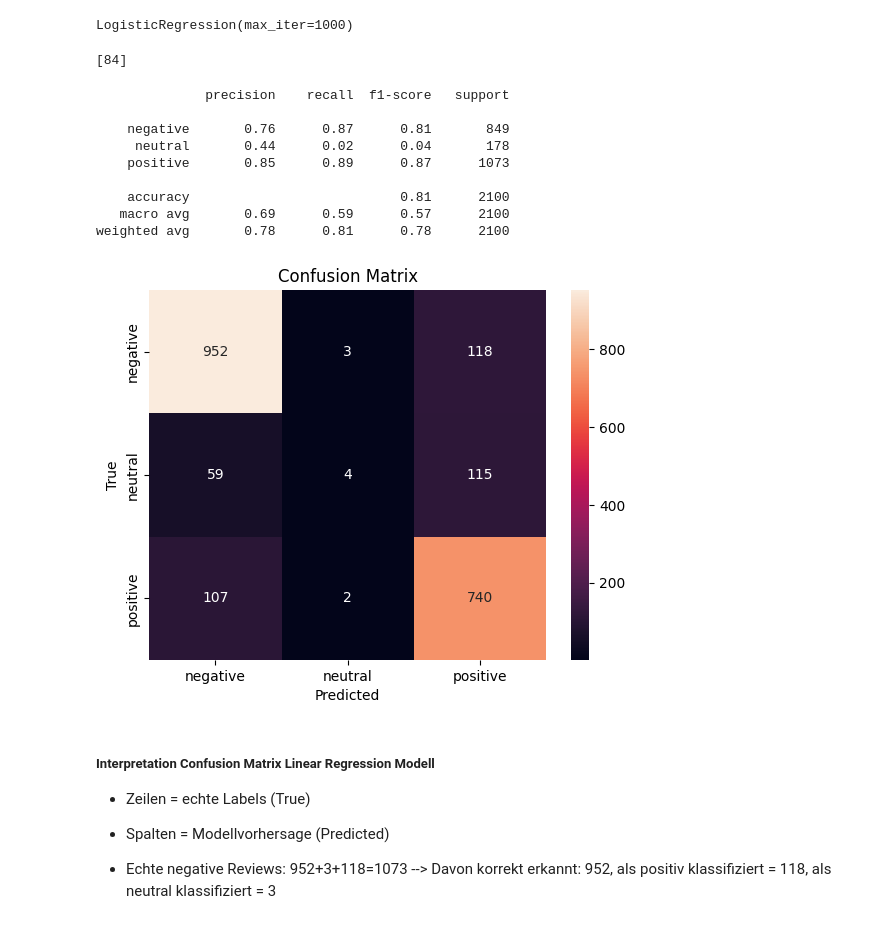
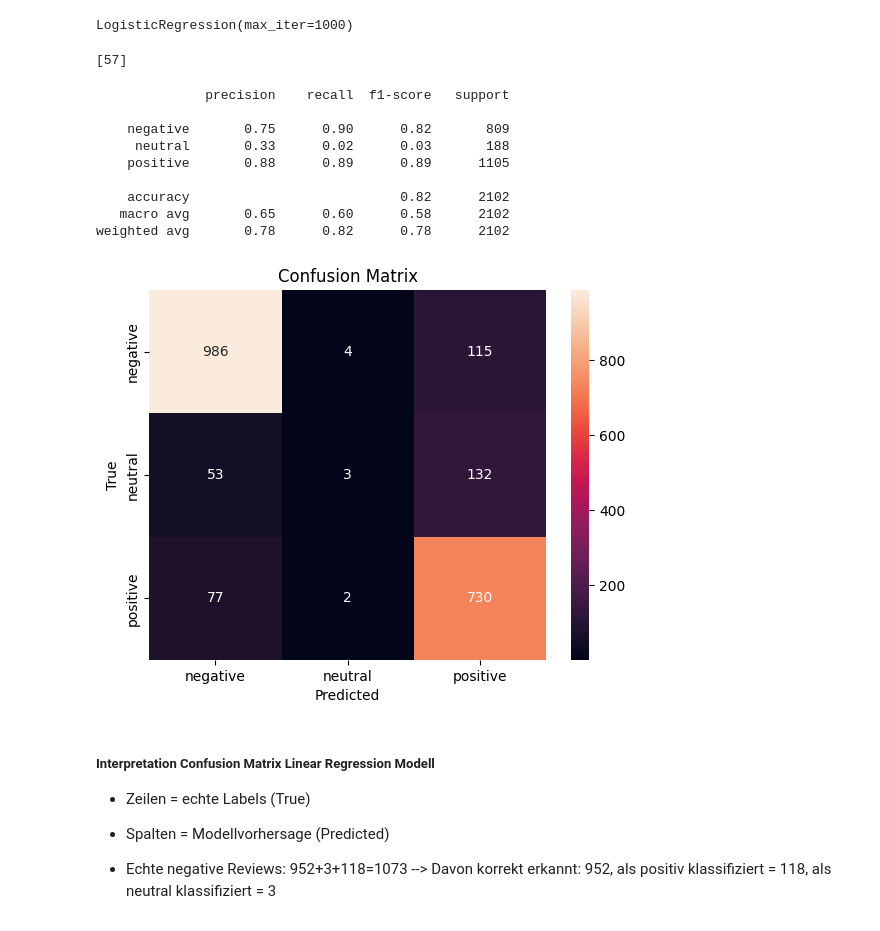
Before and after one commit to Ayhan91691/Capstone_Martin_Ayhan, a Jupyter notebook: notebooks/04_sentiment_model.ipynb, the cells around one changed output. Drawn from its saved outputs; the diff is of its cells as text; code cells hidden in the pictures.

```diff
--- a/notebooks/04_sentiment_model.ipynb
+++ b/notebooks/04_sentiment_model.ipynb
@@ -4,8 +4,5 @@
 import pandas as pd
 from sklearn.feature_extraction.text import TfidfVectorizer
 
-#Man kann hier zusätzlich auch die Auswirkung auf das Modell der anderen Datesätze untersuchen (Ohne Bigram).
-df= pd.read_csv("../data/BMW/bigram_preprocessed_reviews.csv")
-#Nach einigen Preprocessing operationen sind 11 NaN-Werte in der Spalte "lemmatized_text".
-#TF-IDF kann kein NaN Wert verarbeiten, deswegen entfernen wir diese Zeilen.
-df=df.dropna(subset=["lemmatized_text"])
+#Wir nutzen hier das bereinigte Datenset
+df= pd.read_csv("../data/BMW/clean_reviews.csv")
@@ -43,5 +55,15 @@ df["sentiment"] = df["score"].apply(sentiment_label)
 # %%
-#Hier machen wir TF-IDF Vektorisierung.
+from sklearn.model_selection import train_test_split
+
+X_train, X_test, y_train, y_test = train_test_split(
+    df["content"],
+    df["sentiment"],
+    test_size=0.2,
+    random_state=42,
+    stratify=df["sentiment"]
+)
+
 vectorizer = TfidfVectorizer(max_features=10000, ngram_range=(1,2))
-X= vectorizer.fit_transform(df["lemmatized_text"])
-y= df["sentiment"]
+
+X_train = vectorizer.fit_transform(X_train)
+X_test = vectorizer.transform(X_test)
@@ -50,6 +70,3 @@ y= df["sentiment"]
-# %%
-from sklearn.model_selection import train_test_split
-X_train, X_test, y_train, y_test = train_test_split(X, df["sentiment"], test_size=0.2, random_state=42)
 # %% [markdown]
 ##### Nun erstellen wir unser erstes Modell. Wir beginnen mit LogisticRegression.
 # %%
@@ -62,36 +79,36 @@ LogisticRegression(max_iter=1000)
 # sehen wie viele Itertionen gebraucht wurden
 print(log_model.n_iter_)
 # %% [output]
-[84]
+[57]
 # %%
 # Wir erstellen hier die Prediction für das Logistic Regression Modell (Evaluation)
 from sklearn.metrics import classification_report
-y_pred_log = model.predict(X_test)
+y_pred_log = log_model.predict(X_test)
 print(classification_report(y_test, y_pred_log))
 # %% [output]
               precision    recall  f1-score   support
 
-    negative       0.76      0.87      0.81       849
-     neutral       0.44      0.02      0.04       178
-    positive       0.85      0.89      0.87      1073
+    negative       0.75      0.90      0.82       809
+     neutral       0.33      0.02      0.03       188
+    positive       0.88      0.89      0.89      1105
 
-    accuracy                           0.81      2100
-   macro avg       0.69      0.59      0.57      2100
-weighted avg       0.78      0.81      0.78      2100
+    accuracy                           0.82      2102
+   macro avg       0.65      0.60      0.58      2102
+weighted avg       0.78      0.82      0.78      2102
 # %%
 # Hier erstellen wir die Confusion Matrix für das Logistic Regression Modell
 from sklearn.metrics import confusion_matrix
 import seaborn as sns
 import matplotlib.pyplot as plt
 
 cm= confusion_matrix(y_test, y_pred_log, labels=["positive", "neutral", "negative"])
-sns.heatmap(cm, annot=True, fmt="d", xticklabels=model.classes_, yticklabels=model.classes_)
+sns.heatmap(cm, annot=True, fmt="d", xticklabels=log_model.classes_, yticklabels=log_model.classes_)
 plt.xlabel("Predicted")
 plt.ylabel("True")
 plt.title("Confusion Matrix")
 plt.show()
 # %% [output]
-[figure, old version]
+[figure, new version]
 # %% [markdown]
 ##### Interpretation Confusion Matrix Linear Regression Modell
 - Zeilen = echte Labels (True)
```
Also changed, not shown: parts of 19 cells of this notebook, 10 other files.
